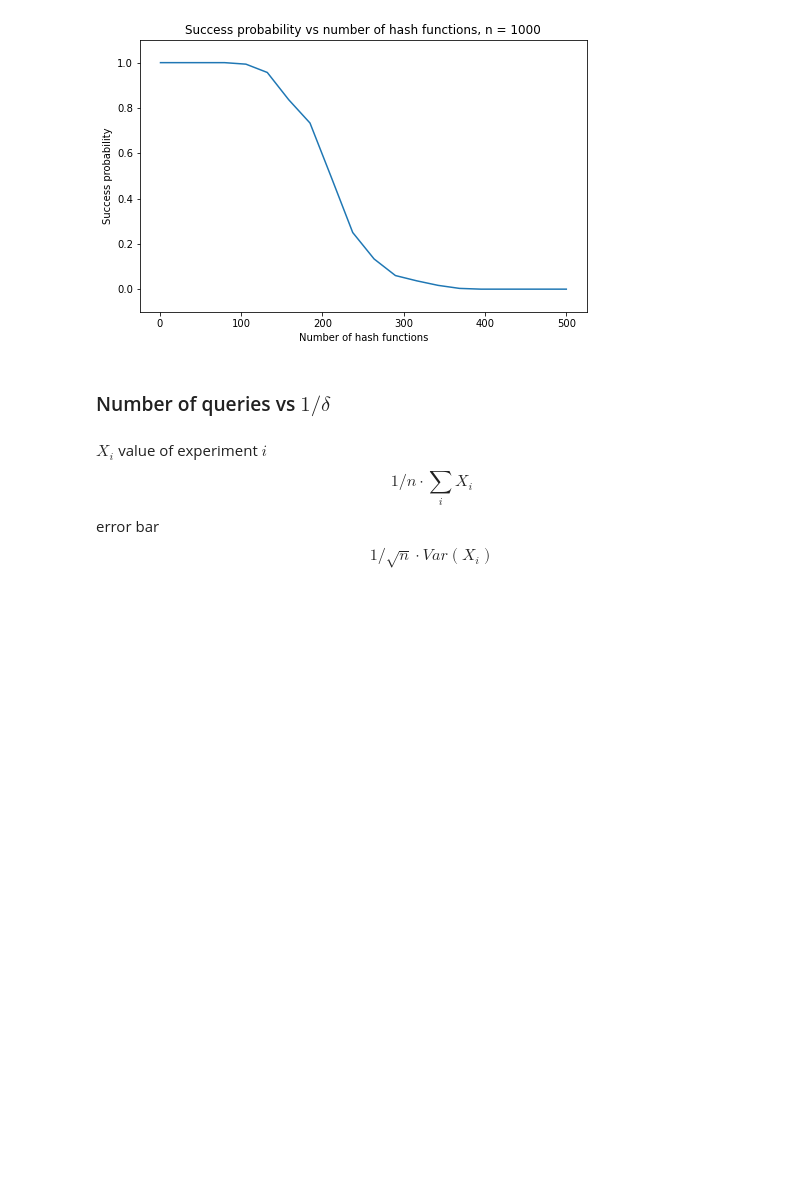
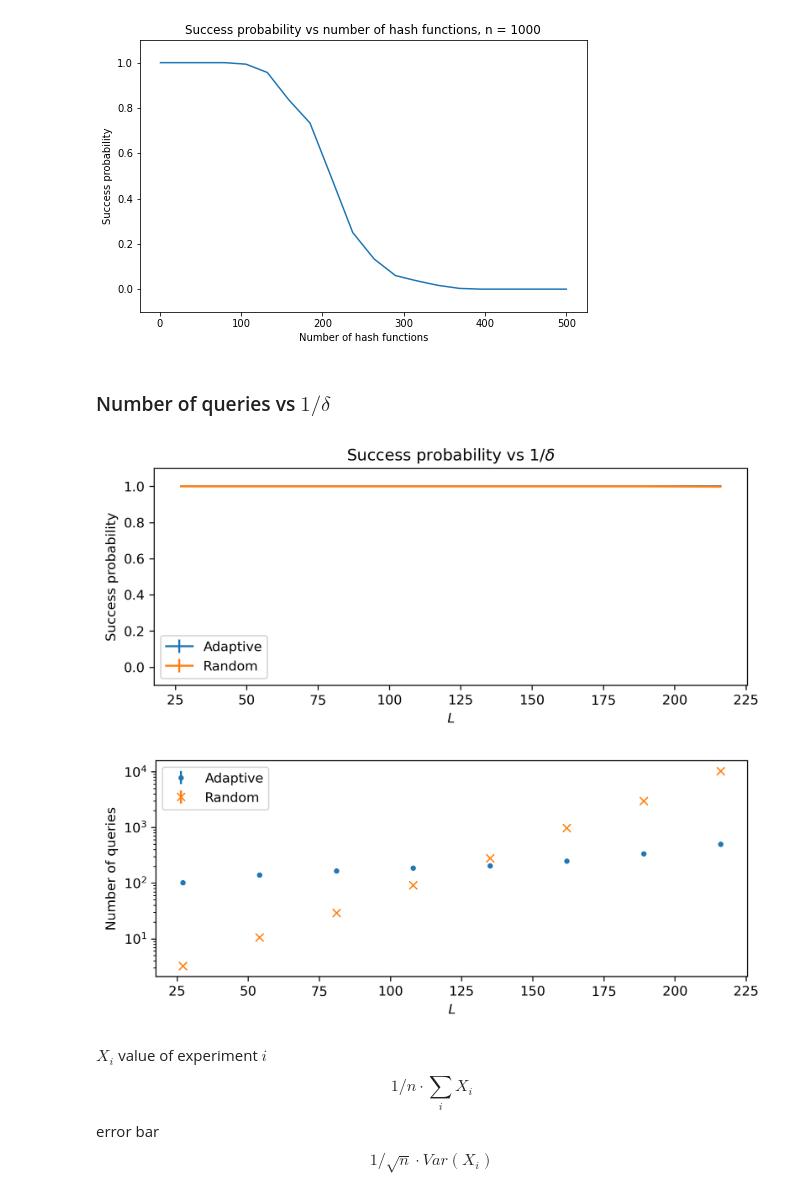
Before and after one commit to makarov-mv/lsh-adversary, a Jupyter notebook: Experiments.ipynb, the cells around one changed output. Saved outputs shown, nothing was run; the diff lists cells and outputs as text; code cells hidden in the pictures; blank space fills up the shorter version.

Commit message:
code for all random

```diff
--- a/Experiments.ipynb
+++ b/Experiments.ipynb
@@ -338,6 +353,9 @@ exp_params = {
 }
 # %%
 delta_list = np.logspace(1, 8, 8, endpoint=True, base=1/2)
+my_rho = np.log(1 - lsh_params['r1']/point_params['d']) / np.log(1 - lsh_params['r2']/point_params['d'])
+my_L = int(np.ceil(np.power(point_params['n'], my_rho)))
+L_list = np.arange(1, 9) * my_L
 
 delta_adapt_res = []
 
@@ -355,7 +373,7 @@ for dl in tqdm(delta_list):
     cur_res = run_experiments(env, point_params, new_lsh_params, exp_params, data_dir=DATA_DIR)
     delta_adapt_res.append(cur_res)
 # %%
-delta_list = np.logspace(1, 8, 8, endpoint=True, base=1/np.e)
+delta_list = np.logspace(1, 8, 8, endpoint=True, base=1/2)
 delta_rand_res = []
 
 for dl in tqdm(delta_list):
@@ -369,39 +387,42 @@ for dl in tqdm(delta_list):
 adapt_succ_prob, adapt_queries = process_results(delta_adapt_res)
 rand_succ_prob, rand_queries = process_results(delta_rand_res)
 # %%
-plt.errorbar(1 / delta_list, adapt_succ_prob[0], yerr=adapt_succ_prob[1], label="Adaptive")
-plt.errorbar(1 / delta_list, rand_succ_prob[0], yerr=rand_succ_prob[1], label="Random")
+plt.errorbar(L_list, adapt_succ_prob[0], yerr=adapt_succ_prob[1], label="Adaptive")
+plt.errorbar(L_list, rand_succ_prob[0], yerr=rand_succ_prob[1], label="Random")
 plt.legend()
 plt.title(f"Success probability vs $1/\delta$")
 plt.ylim(-0.1, 1.1)
 # plt.yscale("log")
-plt.xscale("log")
-plt.xlabel("$1 / \delta$")
+# plt.xscale("log")
+plt.xlabel("$L$")
 plt.ylabel("Success probability")
 plt.show()
 
-plt.errorbar(1 / delta_list, adapt_queries[0], yerr=adapt_queries[1], label="Adaptive")
-plt.errorbar(1 / delta_list, rand_queries[0], yerr=rand_queries[1], label="Random", linestyle='--')
+plt.errorbar(L_list, adapt_queries[0], yerr=adapt_queries[1], label="Adaptive", marker='.', linestyle='None')
+plt.errorbar(L_list, rand_queries[0], yerr=rand_queries[1], label="Random", marker='x', linestyle='None')
 # plt.plot(1 / delta_list, rand_mean_queries / (1 - np.array(rand_failure_prob)), label="Random projected")
 plt.legend()
 # plt.title(f"Number of queries vs $1/\delta$")
 plt.yscale("log")
-plt.xscale("log")
-plt.xlabel("$1 / \delta$")
+# plt.xscale("log")
+plt.xlabel("$L$")
 plt.ylabel("Number of queries")
 save_fig("both_queries-delta")
 plt.show()
 
 # plt.errorbar(1 / delta_list, mean_queries, yerr=err_queries, label="Adaptive")
 # plt.errorbar(1 / delta_list, rand_mean_queries, yerr=rand_err_queries, label="Random")
 # plt.plot(1 / delta_list, rand_mean_queries / (1 - np.array(rand_failure_prob)), label="Random projected")
 # plt.legend()
 # plt.title(f"Number of queries vs $1/\delta$, n = {n}")
 # # plt.yscale("log")
 # plt.xscale("log")
 # plt.xlabel("$1 / \delta$")
 # plt.ylabel("Number of queries")
 # plt.show()
+# %% [output]
+[figure, added]
+[figure, added]
 # %% [markdown]
 $X_i$ value of experiment $i$
 $$1/n \cdot \sum_{i} X_i$$
```
Also changed, not shown: parts of 21 cells of this notebook.
